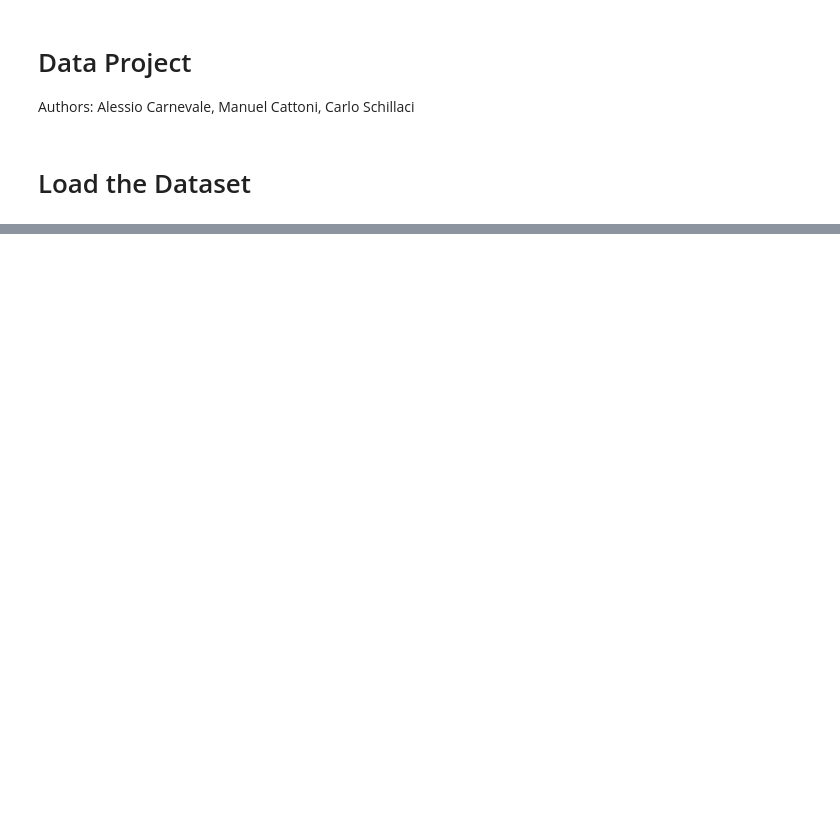
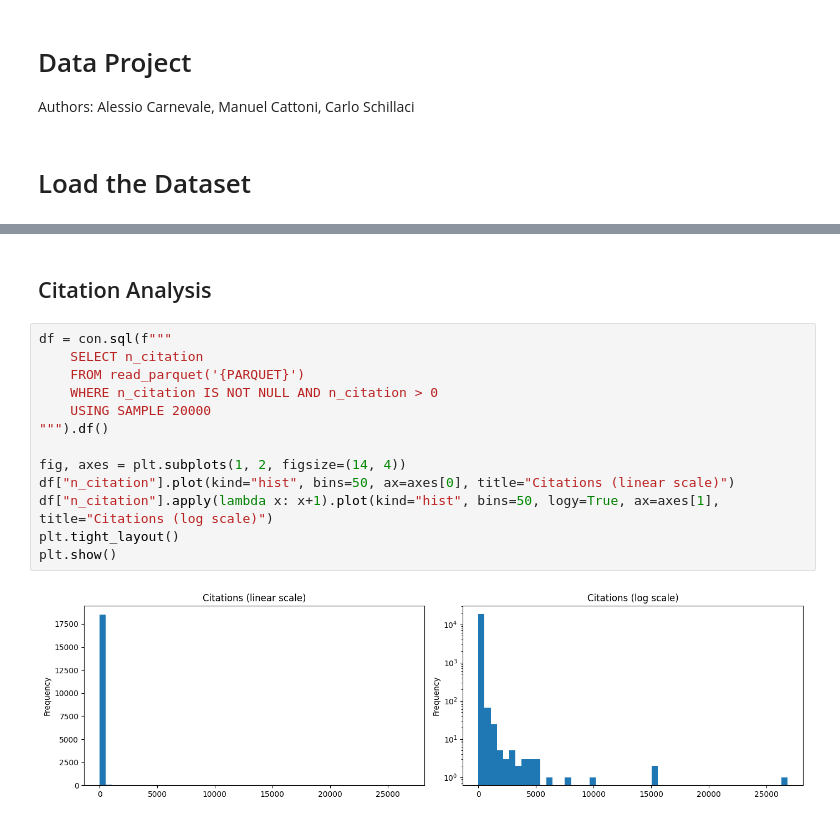
Before and after one commit to ManuCa93/data_project_3, a Jupyter notebook: notebook.ipynb, the cells around one changed output, grey strips where cells are left out. Drawn from its saved outputs; the diff is of its cells as text; blank space fills up the shorter version.

```diff
--- a/notebook.ipynb
+++ b/notebook.ipynb
@@ -47,0 +99,17 @@ df.head()
+# %% [markdown]
+## Citation Analysis
+# %%
+df = con.sql(f"""
+    SELECT n_citation
+    FROM read_parquet('{PARQUET}')
+    WHERE n_citation IS NOT NULL AND n_citation > 0
+    USING SAMPLE 20000
+""").df()
+
+fig, axes = plt.subplots(1, 2, figsize=(14, 4))
+df["n_citation"].plot(kind="hist", bins=50, ax=axes[0], title="Citations (linear scale)")
+df["n_citation"].apply(lambda x: x+1).plot(kind="hist", bins=50, logy=True, ax=axes[1], title="Citations (log scale)")
+plt.tight_layout()
+plt.show()
+# %% [output]
+[figure, added]
```
Also changed, not shown: parts of 19 cells of this notebook.
